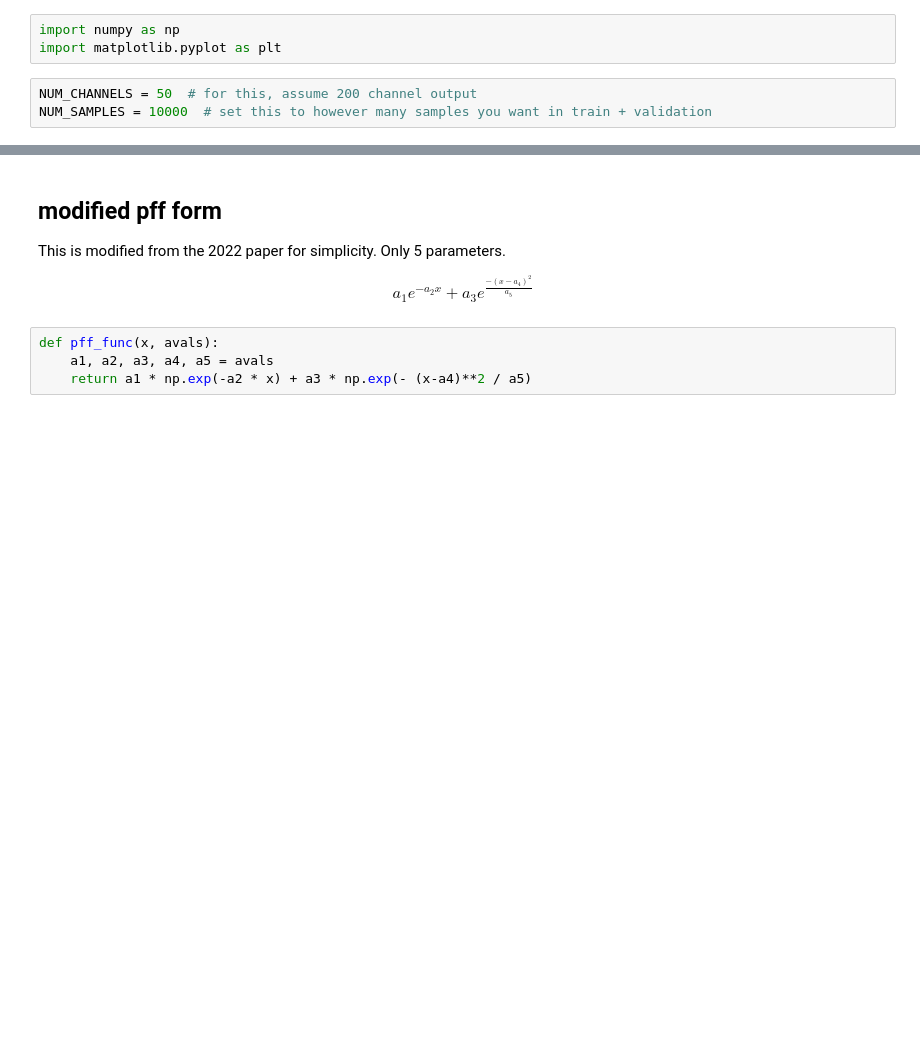
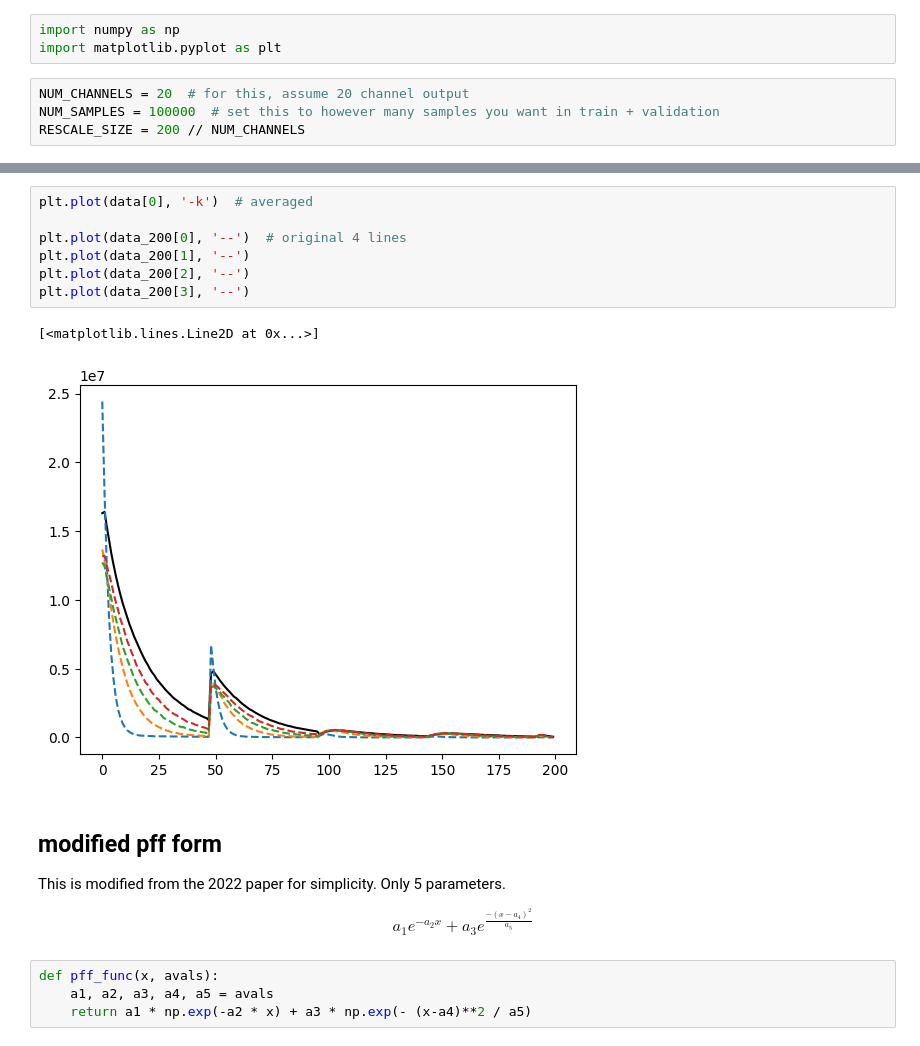
Before and after one commit to LivingW123/SAS-Analysis-Laser, a Jupyter notebook: gen_train_data.ipynb, the cells around one changed output, grey strips where cells are left out. Drawn from its saved outputs; the diff is of its cells as text; blank space fills up the shorter version.

```diff
--- a/gen_train_data.ipynb
+++ b/gen_train_data.ipynb
@@ -2,6 +2,7 @@
 import numpy as np
 import matplotlib.pyplot as plt
 # %%
-NUM_CHANNELS = 50  # for this, assume 200 channel output
-NUM_SAMPLES = 10000  # set this to however many samples you want in train + validation
+NUM_CHANNELS = 20  # for this, assume 20 channel output
+NUM_SAMPLES = 100000  # set this to however many samples you want in train + validation
+RESCALE_SIZE = 200 // NUM_CHANNELS
 # %%
@@ -15,3 +27,13 @@ plt.plot(data[0], '-r')
+# %%
+plt.plot(data[0], '-k')  # averaged
+
+plt.plot(data_200[0], '--')  # original 4 lines
+plt.plot(data_200[1], '--')
+plt.plot(data_200[2], '--')
+plt.plot(data_200[3], '--')
+# %% [output]
+[<matplotlib.lines.Line2D at 0x...>]
+[figure, added]
 # %% [markdown]
 ## modified pff form
 
```
Also changed, not shown: parts of 11 cells of this notebook, 8 other files.
